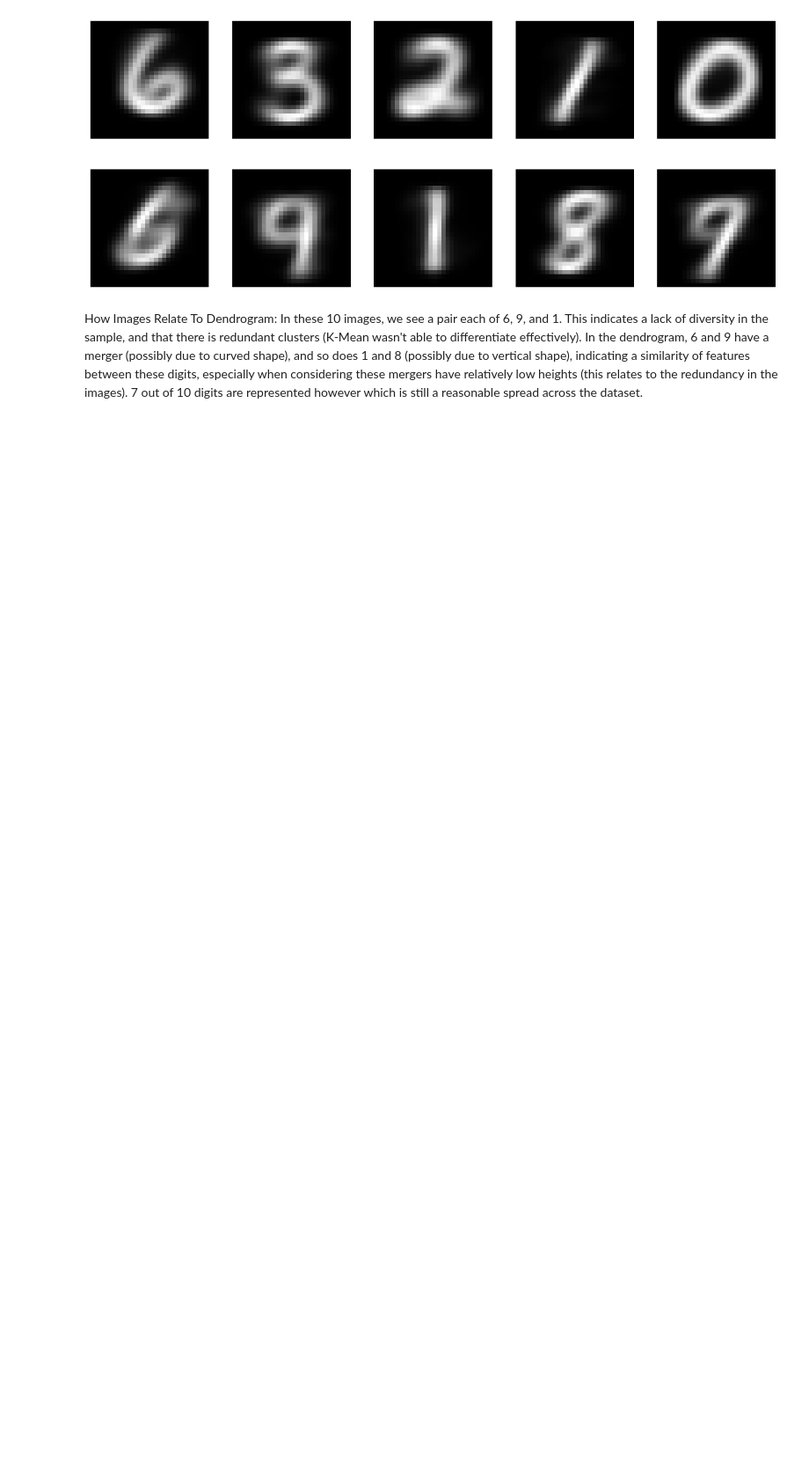
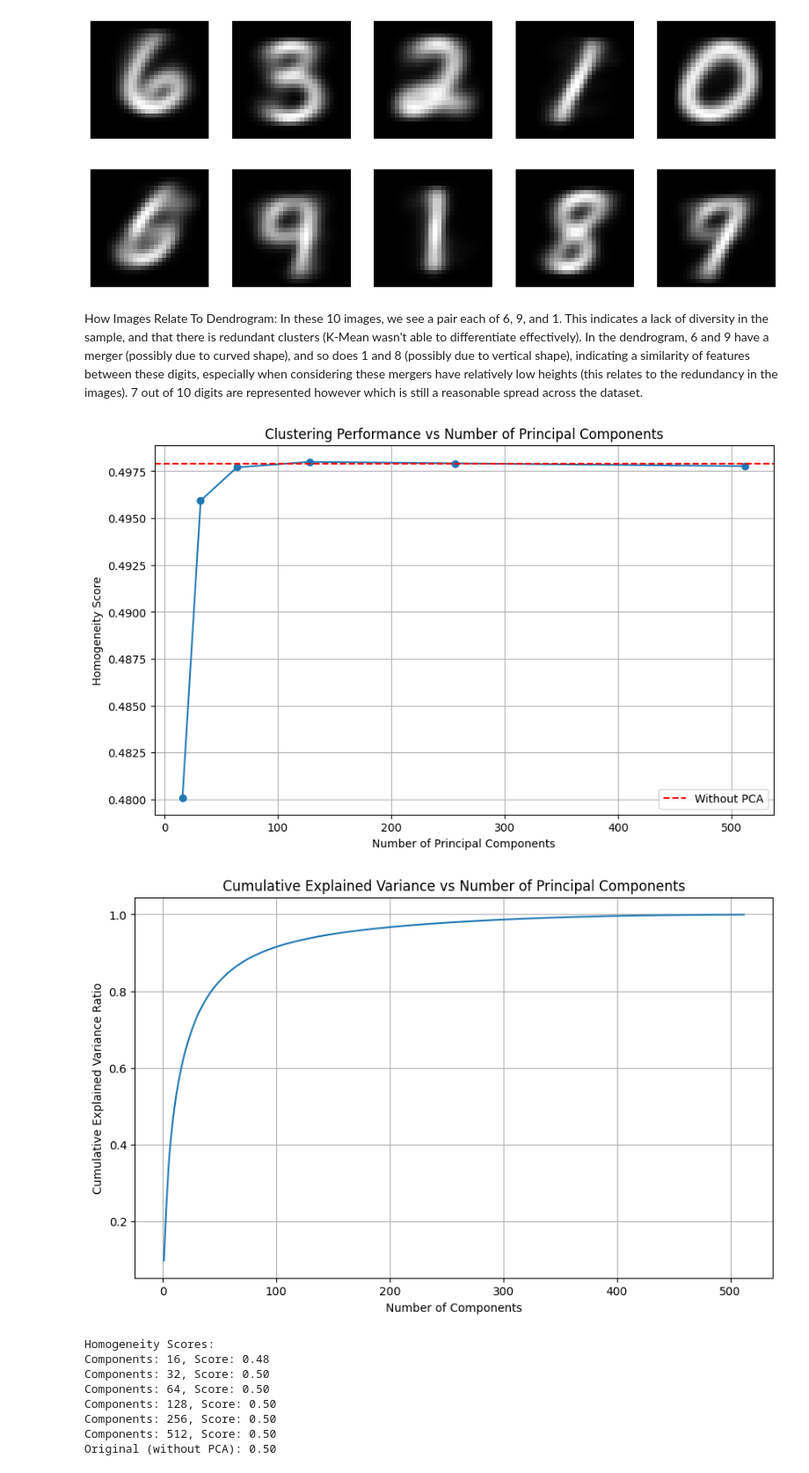
Before and after one commit to EasChen70/MachineLearningProjects, a Jupyter notebook: assignment2.ipynb, the cells around one changed output. Shown: that part at 88% size. Drawn from its saved outputs; the diff is of its cells as text; code cells hidden in the pictures; blank space fills up the shorter version.

Commit message:
PCA on data then performing K-Means then analyzing difference in performance

```diff
--- a/assignment2.ipynb
+++ b/assignment2.ipynb
@@ -69,3 +70,76 @@ for i in range(10):
 [figure]
 # %% [markdown]
 How Images Relate To Dendrogram: In these 10 images, we see a pair each of 6, 9, and 1. This indicates a lack of diversity in the sample, and that there is redundant clusters (K-Mean wasn't able to differentiate effectively). In the dendrogram, 6 and 9 have a merger (possibly due to curved shape), and so does 1 and 8 (possibly due to vertical shape), indicating a similarity of features between these digits, especially when considering these mergers have relatively low heights (this relates to the redundancy in the images). 7 out of 10 digits are represented however which is still a reasonable spread across the dataset.
+# %%
+#PCA
+pca = PCA()
+pca.fit(X_train)
+
+#Sorted eigenvalues and eigenvectors
+eigenvalues = pca.explained_variance_
+eigenvectors = pca.components_
+
+
+#List of components
+component_list = [16, 32, 64, 128, 256, 512]
+homogeneity_scores = []
+
+for n_component in component_list:
+    pca = PCA(n_components=n_component)
+    X_pca = pca.fit_transform(X_train)
+    X_test_pca = pca.transform(X_test)
+
+    #K-Means
+    algo = KMeans(n_clusters=10, init = 'random', n_init= 'auto')
+    algo.fit(X_pca)
+    pred = algo.fit_predict(X_test_pca)
+
+    #Homogeneity scores
+    homogeneity = homogeneity_score(y_test, pred)
+    homogeneity_scores.append(homogeneity)
+
+#Original
+algo = KMeans(n_clusters=10, init = 'random', n_init= 'auto')
+algo.fit(X_train)
+pred = algo.fit_predict(X_test)
+original_homogeneity = homogeneity_score(y_test, pred)
+
+
+#Credit to Claude for helping generate these plots
+#Plot: Number of principal components vs Clustering performance
+plt.figure(figsize=(10, 6))
+plt.plot(component_list, homogeneity_scores, marker='o')
+plt.axhline(y=original_homogeneity, color='r', linestyle='--', label='Without PCA')
+plt.xlabel('Number of Principal Components')
+plt.ylabel('Homogeneity Score')
+plt.title('Clustering Performance vs Number of Principal Components')
+plt.legend()
+plt.grid(True)
+plt.show()
+
+#Plot: Cumulative explained variance
+cumulative_variance_ratio = np.cumsum(pca.explained_variance_ratio_)
+plt.figure(figsize=(10, 6))
+plt.plot(range(1, len(cumulative_variance_ratio) + 1), cumulative_variance_ratio)
+plt.xlabel('Number of Components')
+plt.ylabel('Cumulative Explained Variance Ratio')
+plt.title('Cumulative Explained Variance vs Number of Principal Components')
+plt.grid(True)
+plt.show()
+
+#Print results
+print("Homogeneity Scores:")
+for n_components, score in zip(component_list, homogeneity_scores):
+    print(f"Components: {n_components}, Score: {score:.2f}")
+print(f"Original (without PCA): {original_homogeneity:.2f}")
+# %% [output]
+[figure, added]
+[figure, added]
+Homogeneity Scores:
+Components: 16, Score: 0.48
+Components: 32, Score: 0.50
+Components: 64, Score: 0.50
+Components: 128, Score: 0.50
+Components: 256, Score: 0.50
+Components: 512, Score: 0.50
+Original (without PCA): 0.50
```
Also changed, not shown: parts of 2 cells of this notebook.
